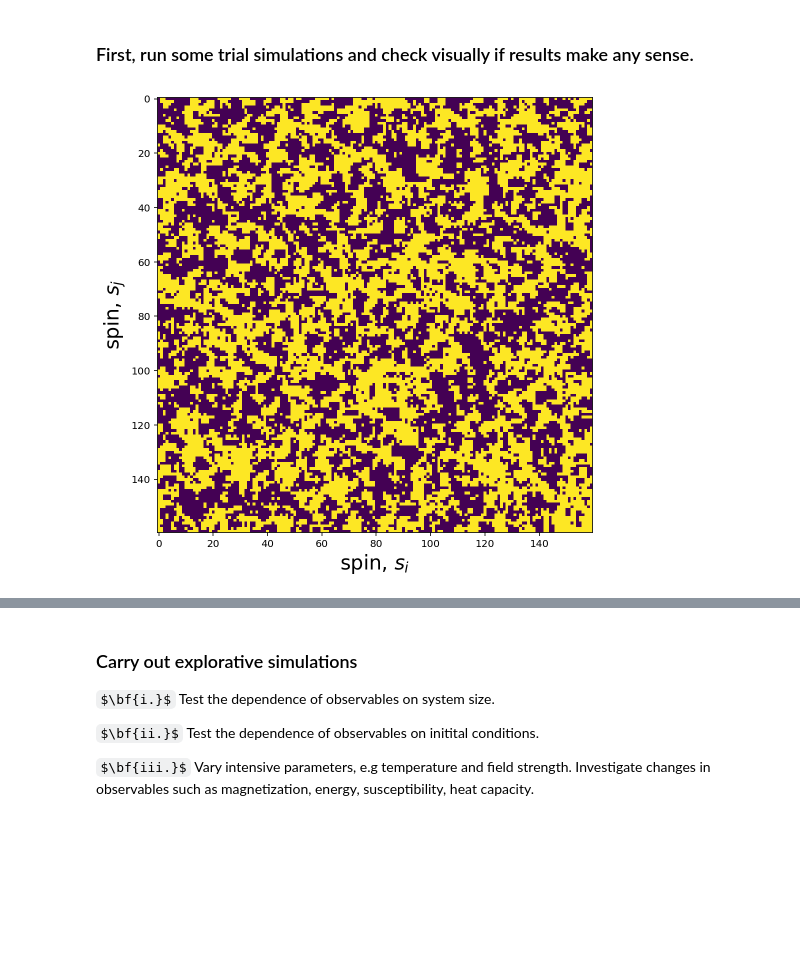
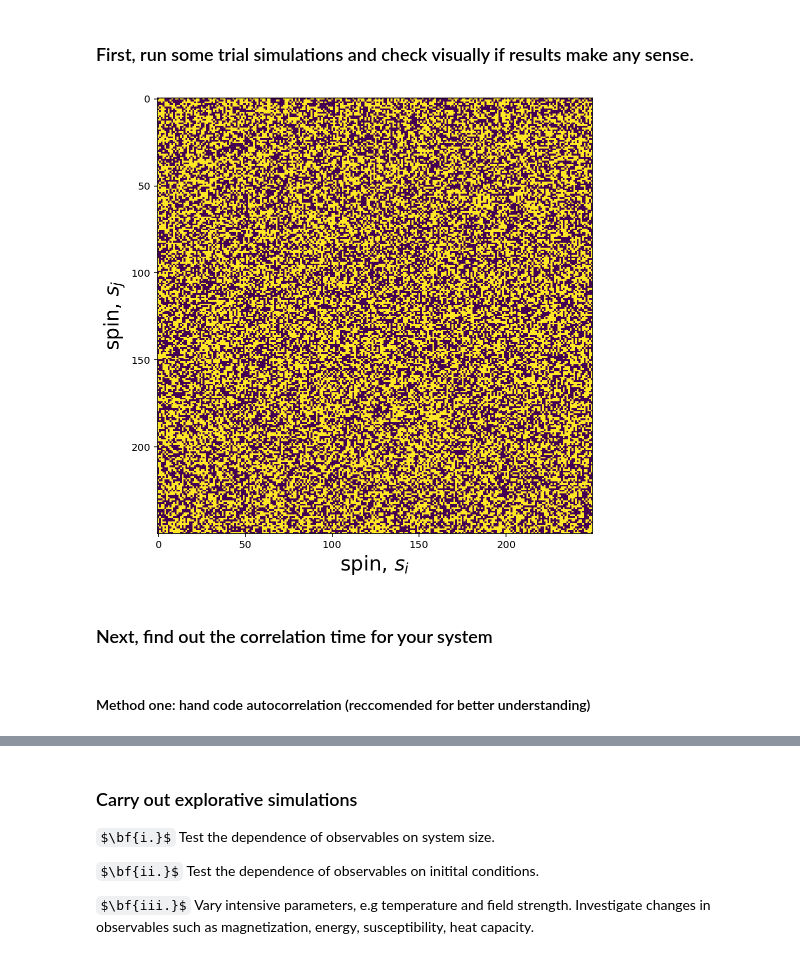
Before and after one commit to carlosal1015/Chem563, a Jupyter notebook: Chem563_2D_Ising_MC.ipynb, the cells around one changed output, grey strips where cells are left out. Saved outputs shown, nothing was run; the diff lists cells and outputs as text; code cells hidden in the pictures; some formulas as TeX source; blank space fills up the shorter version.

```diff
--- a/Chem563_2D_Ising_MC.ipynb
+++ b/Chem563_2D_Ising_MC.ipynb
@@ -213,25 +232,25 @@ def getXi(Mi, T):
 # %% [markdown]
 ### First, run some trial simulations and check visually if results make any sense.
 # %%
-N=160
+N=250
 J=1
 B=0
-n_mcsteps = 100000
+n_mcsteps = 1000
 
-T = 2.5  # Try different temps. For J=1 vary T between 1-3 to see qualitative change.
+T = 0.5  # Try different temps. For J=1 vary T between 1-3 to see qualitative change.
 
 ''' We run the Monte Carlo using a loop of n_mcsteps iterations. Later one we can create a more
 sophisticated object oriented code where one can simply execute single command. '''
 
 spins = generateLattice(N)
 
 for n in range(n_mcsteps):
     spins = doMC(spins, N, J, B, T)
 
 # Plot the lattice before and after
 fig,ax=plt.subplots(figsize=(8,8))
 ax.set_xlabel('spin, $ s_i$',fontsize=20)
 ax.set_ylabel('spin, $ s_j$',fontsize=20)
 im = ax.imshow(spins, vmin=-1, vmax=1, interpolation='none')
 # %% [output]
-[figure, old version]
+[figure, new version]
@@ -237,0 +284,4 @@ im = ax.imshow(spins, vmin=-1, vmax=1, interpolation='none')
+# %% [markdown]
+### Next, find out the correlation time for your system
+# %% [markdown]
+#### Method one: hand code autocorrelation (reccomended for better understanding)
```
Also changed, not shown: parts of 19 cells of this notebook.
